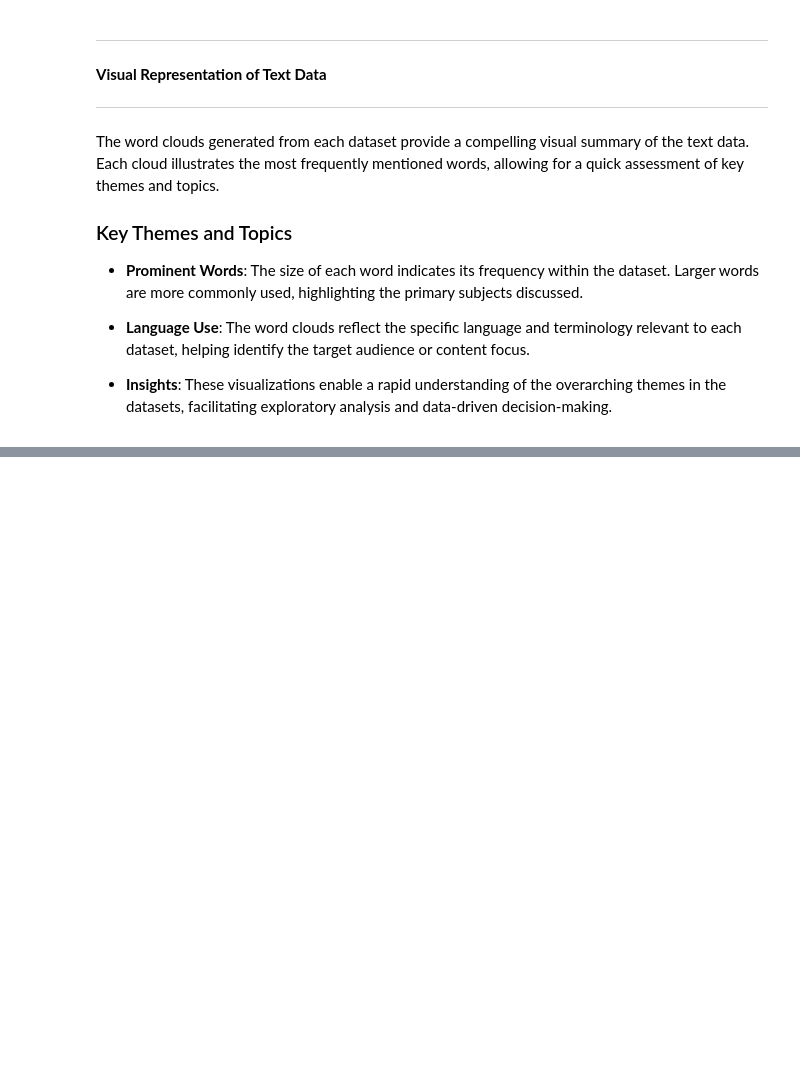
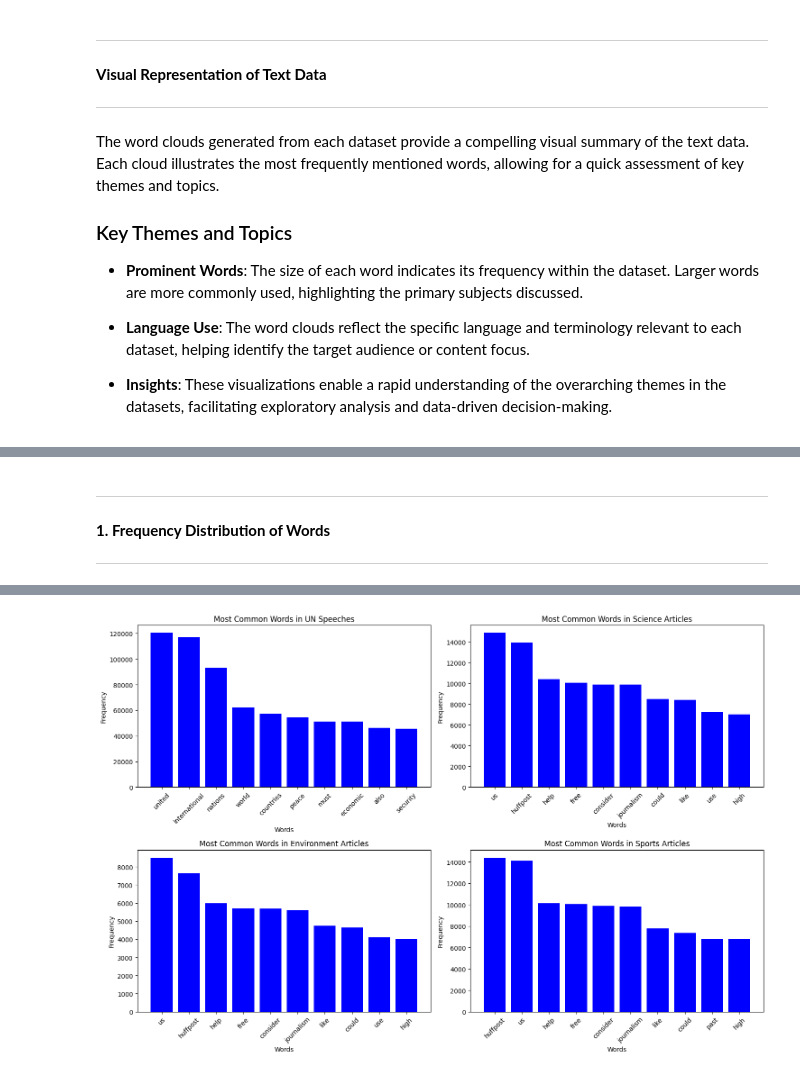
Before and after one commit to bhar-gav/topic-specific-analysis-of-sentences, a Jupyter notebook: data_analysis.ipynb, the cells around one changed output, grey strips where cells are left out. Saved outputs shown, nothing was run; the diff lists cells and outputs as text; code cells hidden in the pictures; blank space fills up the shorter version.

```diff
--- a/data_analysis.ipynb
+++ b/data_analysis.ipynb
@@ -261,0 +263,53 @@ plt.show()
+# %% [markdown]
+
+
+---
+
+
+ **1. Frequency Distribution of Words**
+
+
+---
+# %%
+import pandas as pd
+import matplotlib.pyplot as plt
+from collections import Counter
+import nltk
+from nltk.corpus import stopwords
+
+nltk.download('stopwords')
+stop_words = set(stopwords.words('english'))
+
+def plot_word_frequency(df, dataset_name, ax):
+    text_data = " ".join(df['text'].dropna()) if 'text' in df.columns else " ".join(df['article_text'].dropna())
+    words = text_data.split()
+    words = [word.lower() for word in words if word.isalnum() and word.lower() not in stop_words]
+    word_counts = Counter(words).most_common(10)
+
+    words, counts = zip(*word_counts)
+
+    ax.bar(words, counts, color='blue')
+    ax.set_title(f'Most Common Words in {dataset_name}')
+    ax.set_xlabel('Words')
+    ax.set_ylabel('Frequency')
+    ax.set_xticklabels(words, rotation=45)
+
+# Create subplots
+num_datasets = len(dfs)
+cols = 2
+rows = (num_datasets + cols - 1) // cols  # Calculate number of rows needed
+
+fig, axes = plt.subplots(rows, cols, figsize=(15, 5 * rows))
+axes = axes.flatten()  # Flatten the axes array for easy indexing
+
+# Plot each dataset
+for i, df in enumerate(dfs):
+    plot_word_frequency(df, dataset_names[i], axes[i])
+
+# Hide any unused subplots
+for j in range(i + 1, len(axes)):
+    axes[j].axis('off')
+
+plt.tight_layout()
+plt.show()
+# %% [output]
@@ -261,0 +318 @@ plt.show()
+[figure, added]
```
Also changed, not shown: parts of 5 cells of this notebook.
